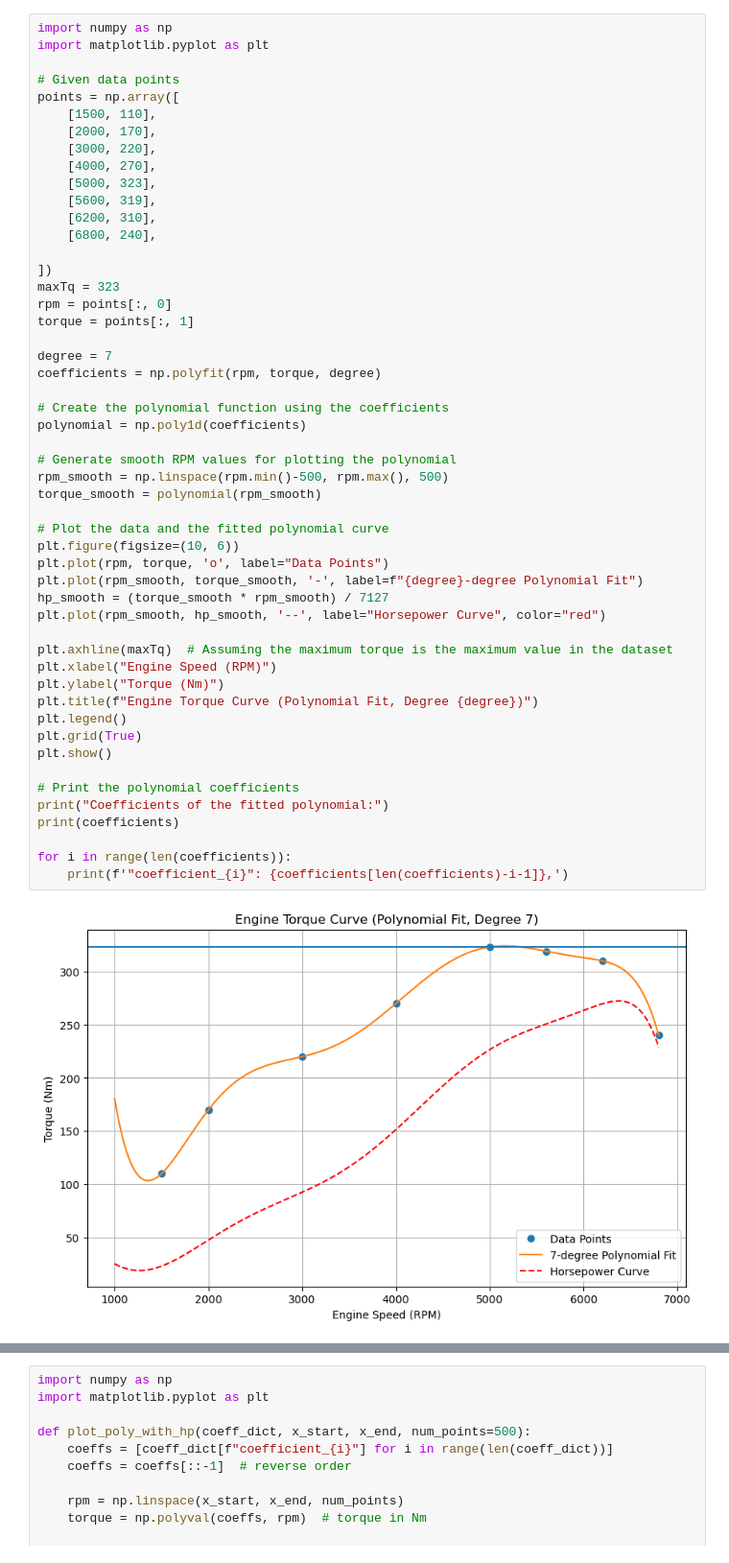
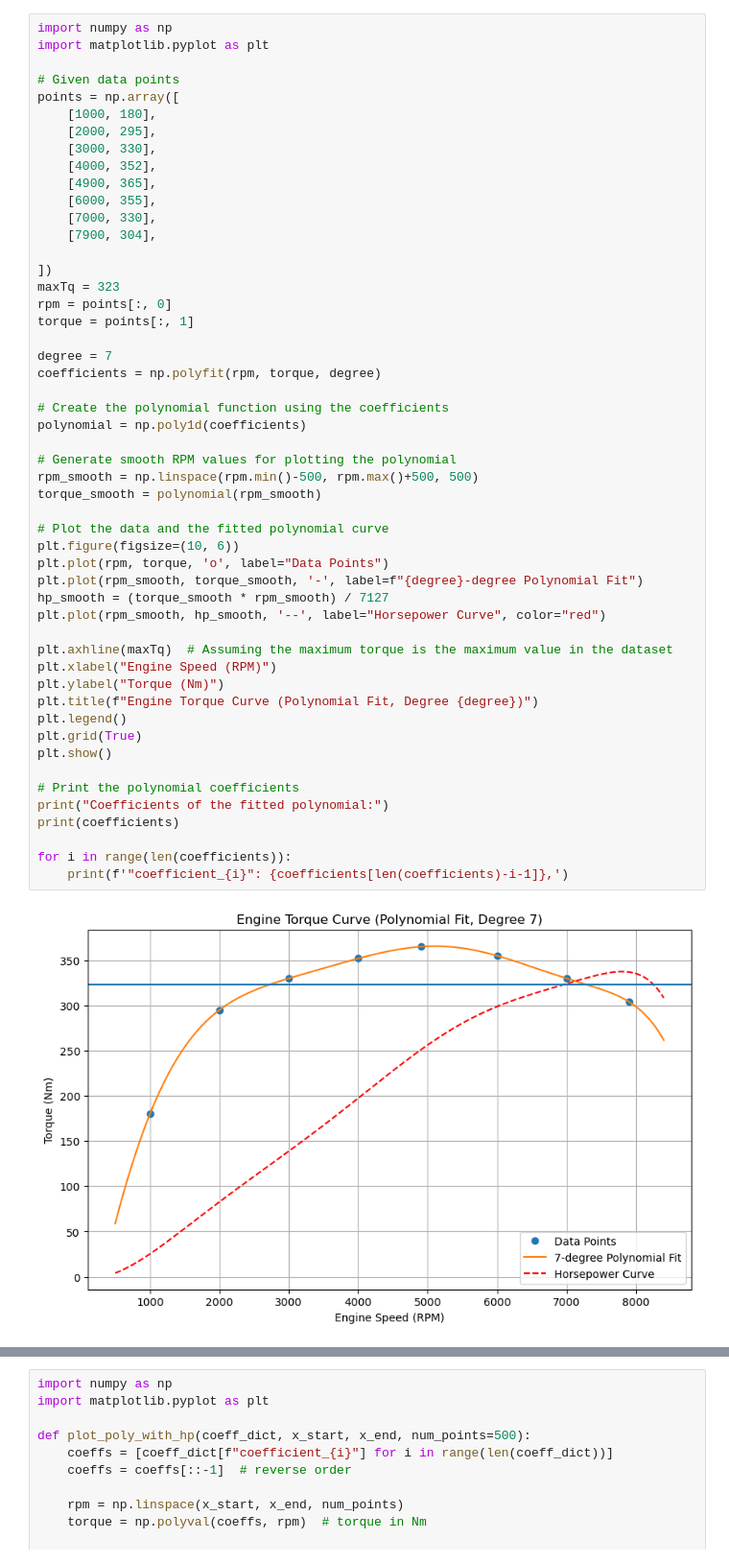
Before and after one commit to vougioukakis/car-acceleration-app, a Jupyter notebook: tools/torque_curve_generator.ipynb, the cells around one changed output, grey strips where cells are left out. Shown: that part at 96% size. Drawn from its saved outputs; the diff is of its cells as text.

```diff
--- a/tools/torque_curve_generator.ipynb
+++ b/tools/torque_curve_generator.ipynb
@@ -4,14 +4,14 @@ import matplotlib.pyplot as plt
 
 # Given data points
 points = np.array([
-    [1500, 110],
-    [2000, 170],
-    [3000, 220],
-    [4000, 270],
-    [5000, 323],
-    [5600, 319],
-    [6200, 310],
-    [6800, 240],
+    [1000, 180],
+    [2000, 295],
+    [3000, 330],
+    [4000, 352],
+    [4900, 365],
+    [6000, 355],
+    [7000, 330],
+    [7900, 304],
 
 ])
 maxTq = 323
@@ -22,33 +22,33 @@ degree = 7
 coefficients = np.polyfit(rpm, torque, degree)
 
 # Create the polynomial function using the coefficients
 polynomial = np.poly1d(coefficients)
 
 # Generate smooth RPM values for plotting the polynomial
-rpm_smooth = np.linspace(rpm.min()-500, rpm.max(), 500)
+rpm_smooth = np.linspace(rpm.min()-500, rpm.max()+500, 500)
 torque_smooth = polynomial(rpm_smooth)
 
 # Plot the data and the fitted polynomial curve
 plt.figure(figsize=(10, 6))
 plt.plot(rpm, torque, 'o', label="Data Points")
 plt.plot(rpm_smooth, torque_smooth, '-', label=f"{degree}-degree Polynomial Fit")
 hp_smooth = (torque_smooth * rpm_smooth) / 7127
 plt.plot(rpm_smooth, hp_smooth, '--', label="Horsepower Curve", color="red")
 
 plt.axhline(maxTq)  # Assuming the maximum torque is the maximum value in the dataset
 plt.xlabel("Engine Speed (RPM)")
 plt.ylabel("Torque (Nm)")
 plt.title(f"Engine Torque Curve (Polynomial Fit, Degree {degree})")
 plt.legend()
 plt.grid(True)
 plt.show()
 
 # Print the polynomial coefficients
 print("Coefficients of the fitted polynomial:")
 print(coefficients)
 
 for i in range(len(coefficients)):
     print(f'"coefficient_{i}": {coefficients[len(coefficients)-i-1]},')
 # %% [output]
-[figure, old version]
+[figure, new version]
 Coefficients of the fitted polynomial:
```
Also changed, not shown: parts of 1 cell of this notebook, 6 other files.
